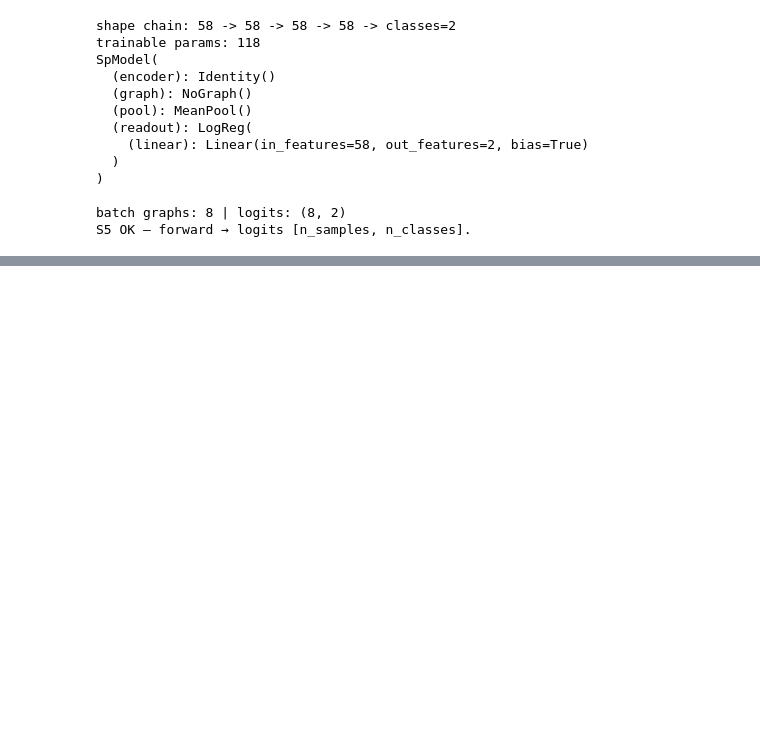
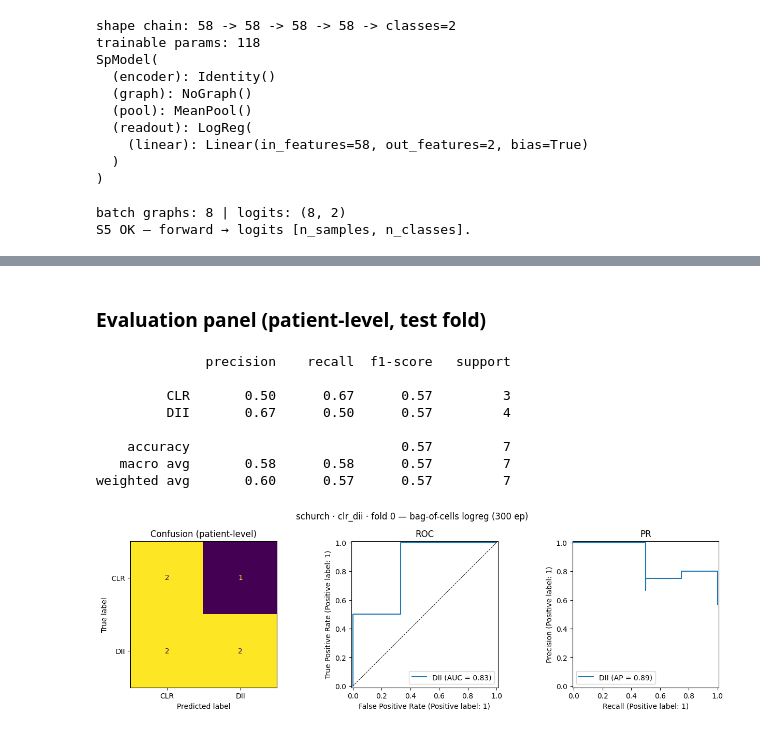
Before and after one commit to alexander-ratzan/sp-ml, a Jupyter notebook: notebooks/poc/bag_of_cells.ipynb, the cells around one changed output, grey strips where cells are left out. Saved outputs shown, nothing was run; the diff lists cells and outputs as text; code cells hidden in the pictures; blank space fills up the shorter version.

```diff
--- a/notebooks/poc/bag_of_cells.ipynb
+++ b/notebooks/poc/bag_of_cells.ipynb
@@ -243,0 +298,43 @@ S6 OK — Checkpoint 0: spine trains end to end; patient-level metrics computed.
+# %% [markdown]
+### Evaluation panel (patient-level, test fold)
+# %%
+import numpy as np
+from sklearn.metrics import (
+    ConfusionMatrixDisplay, PrecisionRecallDisplay, RocCurveDisplay, classification_report,
+)
+
+from sp_ml.train import aggregate_by_patient
+
+dev = next(lit.model.parameters()).device
+lit.eval()
+buf = []
+with torch.no_grad():
+    for bb in dm.test_dataloader():
+        bb = bb.to(dev)
+        buf.append((lit.model(bb).softmax(-1).cpu(), bb.y.cpu(), list(bb.patient)))
+probs, yy = aggregate_by_patient(buf)
+probs, yy = probs.numpy(), yy.numpy().astype(int)
+pred, pos = probs.argmax(1), probs[:, 1]      # pos = P(DII)
+classes = list(cfg.task.classes)
+
+print(classification_report(yy, pred, target_names=classes, zero_division=0))
+fig, ax = plt.subplots(1, 3, figsize=(13, 4))
+ConfusionMatrixDisplay.from_predictions(yy, pred, display_labels=classes, ax=ax[0], colorbar=False)
+ax[0].set_title("Confusion (patient-level)")
+RocCurveDisplay.from_predictions(yy, pos, ax=ax[1], name=classes[1])
+ax[1].plot([0, 1], [0, 1], "k--", lw=0.7); ax[1].set_title("ROC")
+PrecisionRecallDisplay.from_predictions(yy, pos, ax=ax[2], name=classes[1])
+ax[2].set_title("PR")
+fig.suptitle(f"{cfg.data.name} · {cfg.task.name} · fold {cfg.cv.fold} — bag-of-cells logreg ({EPOCHS} ep)")
+fig.tight_layout()
+plt.show()
+# %% [output]
+              precision    recall  f1-score   support
+
+         CLR       0.50      0.67      0.57         3
+         DII       0.67      0.50      0.57         4
+
+    accuracy                           0.57         7
+   macro avg       0.58      0.58      0.57         7
+weighted avg       0.60      0.57      0.57         7
+[figure, added]
```
Also changed, not shown: parts of 8 cells of this notebook, 18 other files.
